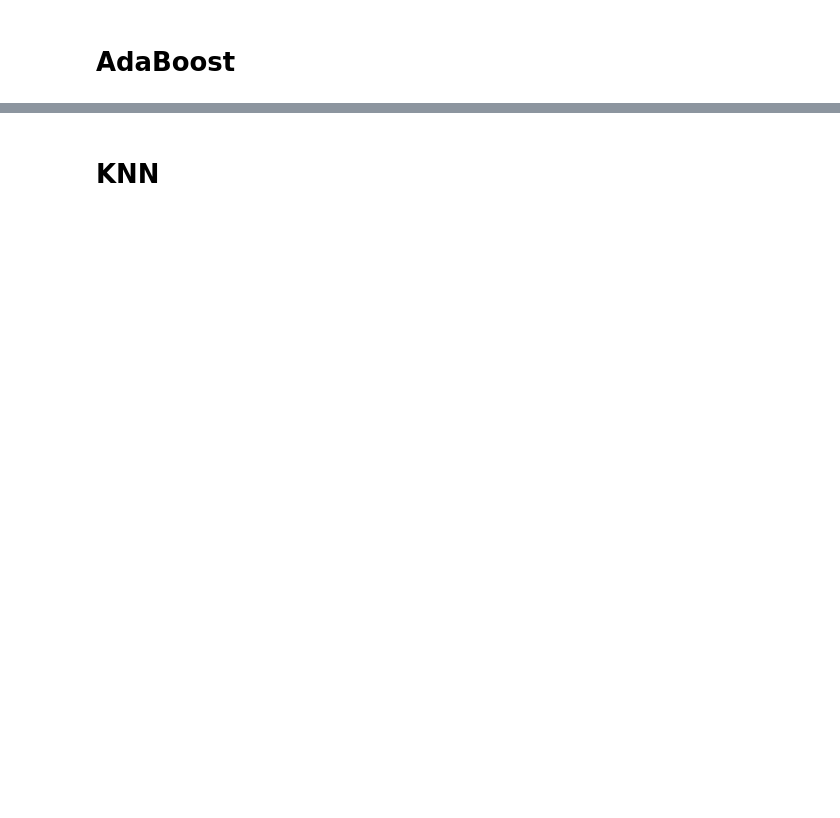
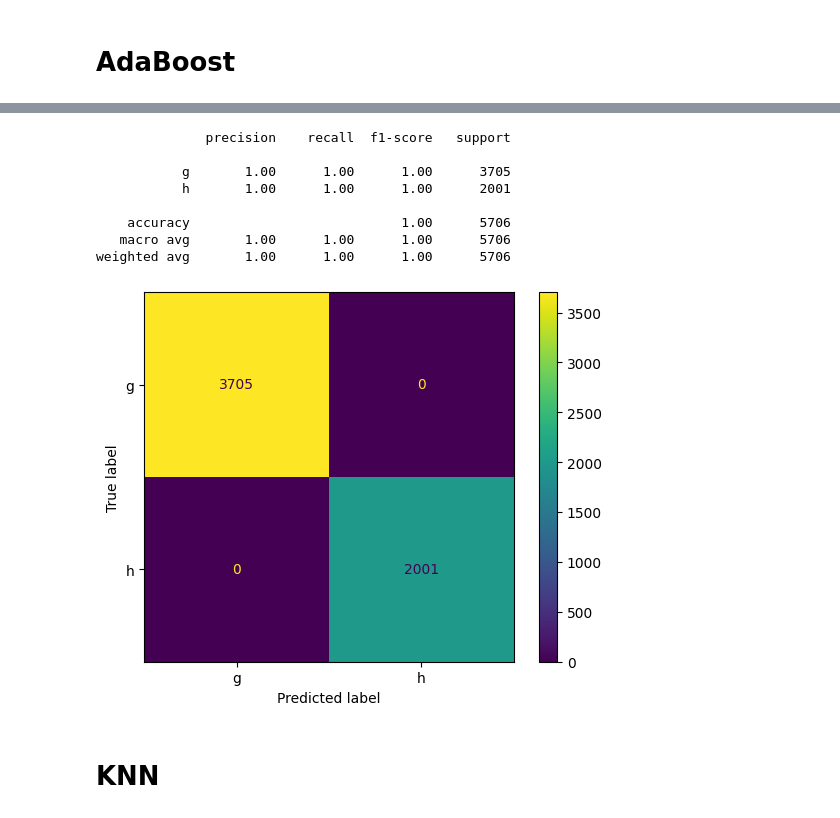
Before and after one commit to yousefkotp/MAGIC-Gamma-Telescope-Classification, a Jupyter notebook: notebook.ipynb, the cells around one changed output, grey strips where cells are left out. Drawn from its saved outputs; the diff is of its cells as text; code cells hidden in the pictures; blank space fills up the shorter version.

```diff
--- a/notebook.ipynb
+++ b/notebook.ipynb
@@ -59,3 +95,21 @@ plt.show()
+# %%
+
+model = AdaBoostClassifier(n_estimators=300)
+model.fit(x_train,y_train)
+y_pred = model.predict(x_test)
+print(classification_report(y_test,y_pred))
+ConfusionMatrixDisplay(confusion_matrix(y_test, y_pred), display_labels=model.classes_).plot()
+plt.show()
+# %% [output]
+              precision    recall  f1-score   support
+
+           g       1.00      1.00      1.00      3705
+           h       1.00      1.00      1.00      2001
+
+    accuracy                           1.00      5706
+   macro avg       1.00      1.00      1.00      5706
+weighted avg       1.00      1.00      1.00      5706
+[figure, added]
 # %% [markdown]
 # KNN
 # %%
```
Also changed, not shown: parts of 13 cells of this notebook.
